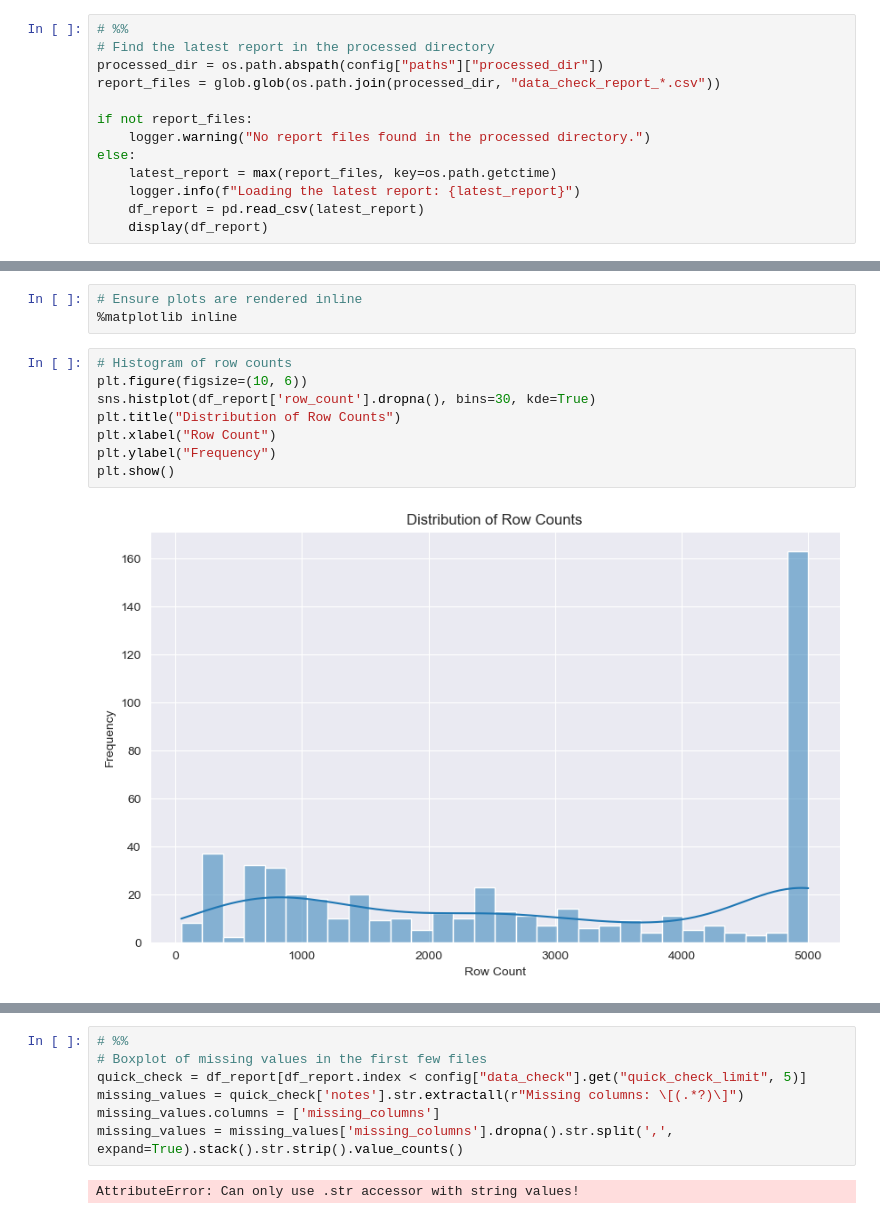
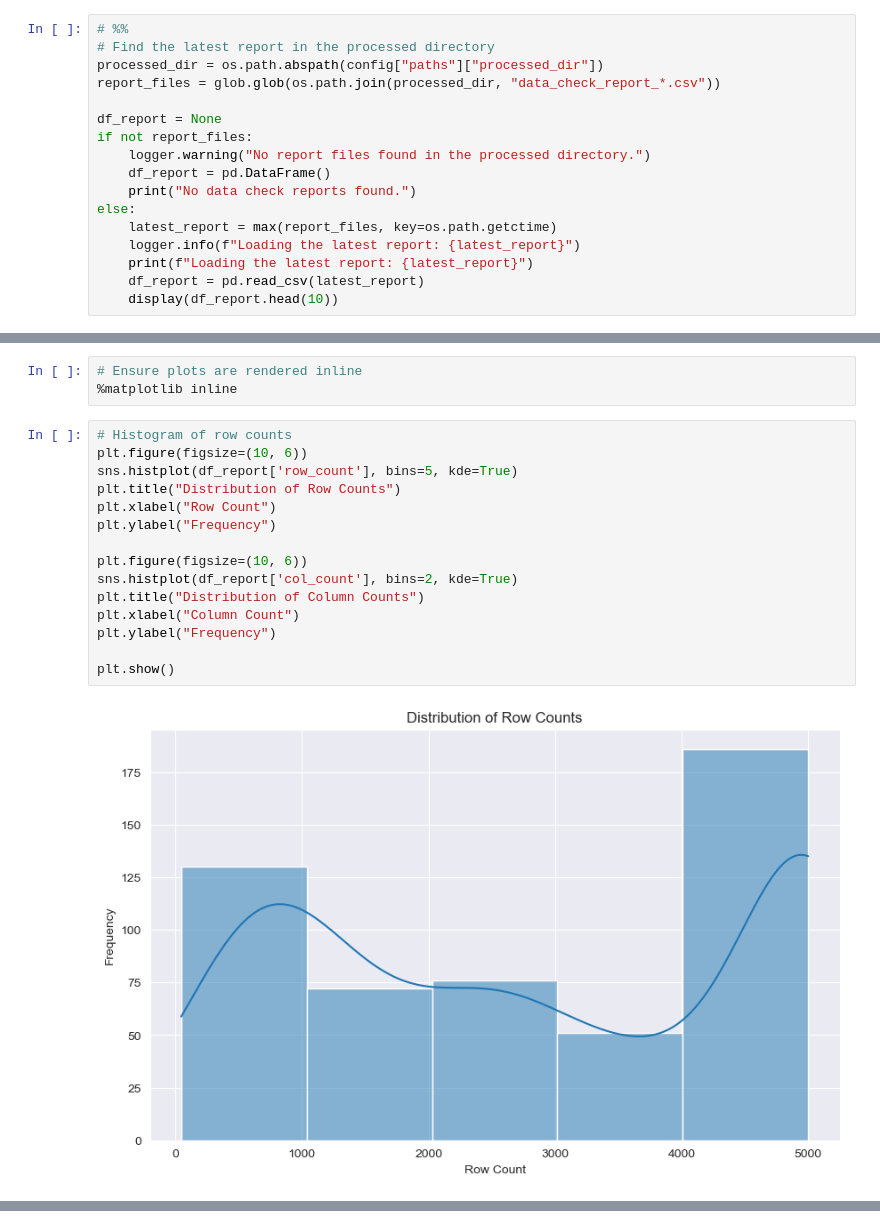
Before and after one commit to dogaaydinn/Geo_Sentiment_Climate, a Jupyter notebook: notebooks/001_data_check.ipynb, the cells around one changed output, grey strips where cells are left out. Cells and saved outputs as stored; diff of their text form.

```diff
--- a/notebooks/001_data_check.ipynb
+++ b/notebooks/001_data_check.ipynb
@@ -73,11 +112,15 @@ check_raw_data(raw_dir=RAW_DIR)
 processed_dir = os.path.abspath(config["paths"]["processed_dir"])
 report_files = glob.glob(os.path.join(processed_dir, "data_check_report_*.csv"))
 
+df_report = None
 if not report_files:
     logger.warning("No report files found in the processed directory.")
+    df_report = pd.DataFrame()
+    print("No data check reports found.")
 else:
     latest_report = max(report_files, key=os.path.getctime)
     logger.info(f"Loading the latest report: {latest_report}")
+    print(f"Loading the latest report: {latest_report}")
     df_report = pd.read_csv(latest_report)
-    display(df_report)
+    display(df_report.head(10))
 # %% [output]
@@ -127,10 +206,17 @@ import seaborn as sns
 # %%
 # Histogram of row counts
 plt.figure(figsize=(10, 6))
-sns.histplot(df_report['row_count'].dropna(), bins=30, kde=True)
+sns.histplot(df_report['row_count'], bins=5, kde=True)
 plt.title("Distribution of Row Counts")
 plt.xlabel("Row Count")
 plt.ylabel("Frequency")
+
+plt.figure(figsize=(10, 6))
+sns.histplot(df_report['col_count'], bins=2, kde=True)
+plt.title("Distribution of Column Counts")
+plt.xlabel("Column Count")
+plt.ylabel("Frequency")
+
 plt.show()
 # %% [output]
-[figure, old version]
+[figure, new version]
@@ -137,9 +223,0 @@ plt.show()
-# %%
-# %%
-# Boxplot of missing values in the first few files
-quick_check = df_report[df_report.index < config["data_check"].get("quick_check_limit", 5)]
-missing_values = quick_check['notes'].str.extractall(r"Missing columns: \[(.*?)\]")
-missing_values.columns = ['missing_columns']
-missing_values = missing_values['missing_columns'].dropna().str.split(',', expand=True).stack().str.strip().value_counts()
-# %% [output]
-AttributeError: Can only use .str accessor with string values!
```
Also changed, not shown: parts of 38 cells of this notebook.
